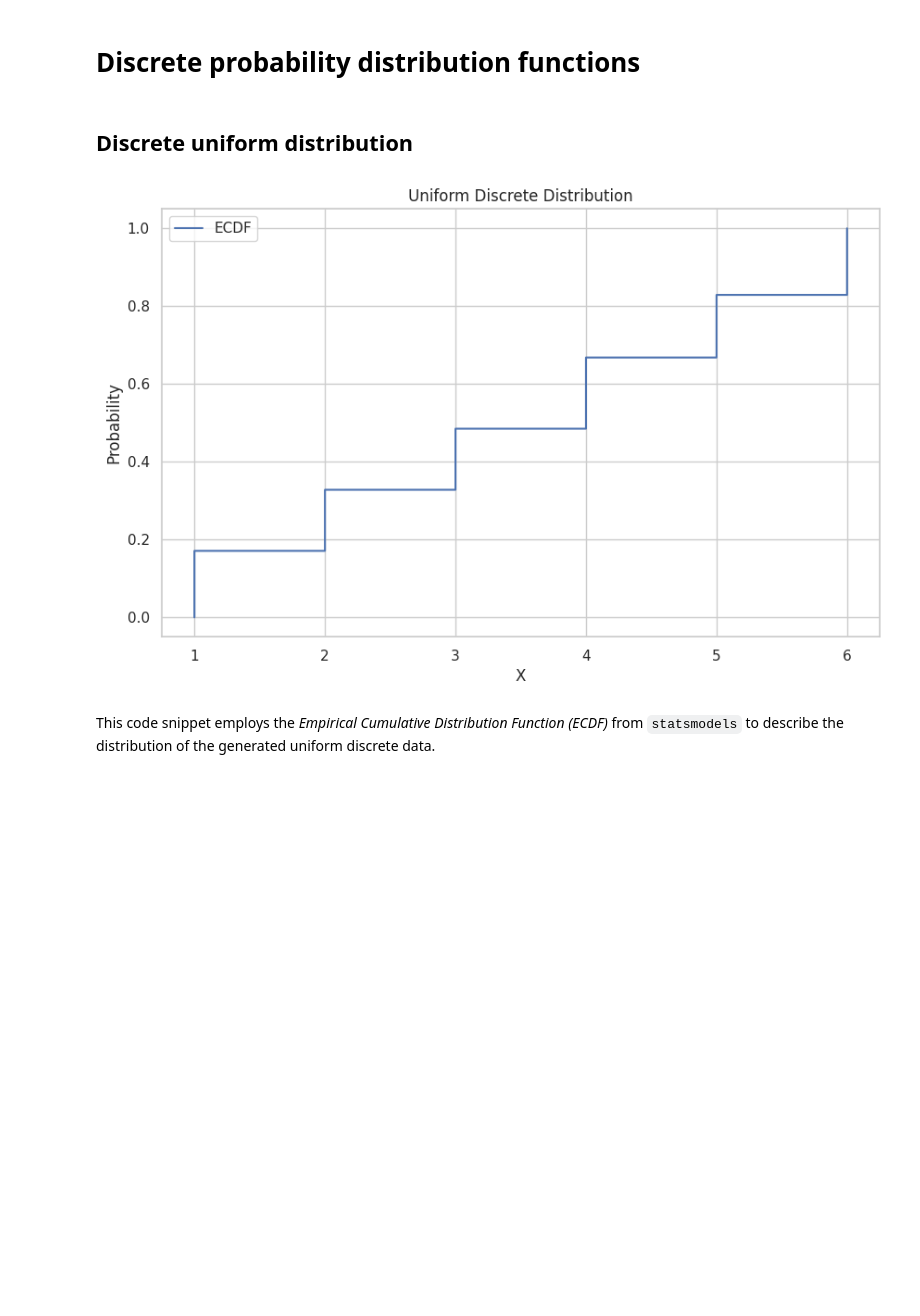
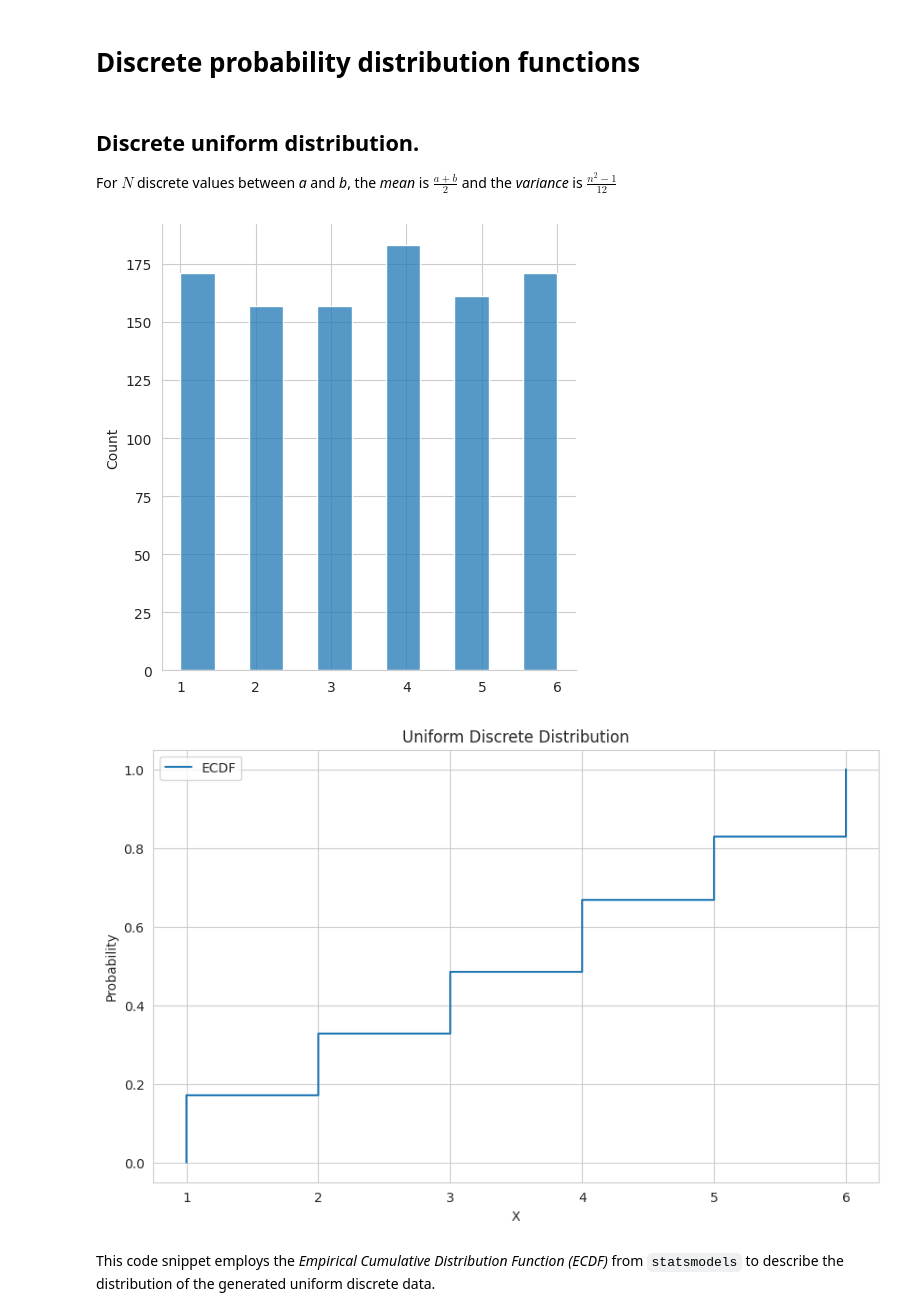
Before and after one commit to ua-datalab/Workshops, a Jupyter notebook: Statistical_Inference/Statistical_Inference.ipynb, the cells around one changed output. Saved outputs shown, nothing was run; the diff lists cells and outputs as text; code cells hidden in the pictures; blank space fills up the shorter version.

```diff
--- a/Statistical_Inference/Statistical_Inference.ipynb
+++ b/Statistical_Inference/Statistical_Inference.ipynb
@@ -132,28 +142,34 @@ plt.show()
 # %% [markdown]
 # Discrete probability distribution functions
-# %% [markdown]
-## Discrete uniform distribution
+# %% [markdown]
+## Discrete uniform distribution.
+
+For $N$ discrete  values between _a_ and _b_, the _mean_ is $\frac{a+b}{2}$ and the _variance_ is $\frac{n^2 -1}{12}$
 # %%
 import numpy as np
 import matplotlib.pyplot as plt
 import statsmodels.api as sm
 
 # Generate uniform discrete distributed data
 np.random.seed(0)
 data = np.random.randint(1, 7, size=1000)  # Simulating a fair 6-sided die
+
+# Plot the uniformly distributed random sample.
+_ = sns.displot(data)
 
 # Fit uniform discrete distribution using statsmodels
 ecdf = sm.distributions.ECDF(data)
 
 # Plotting
 plt.figure(figsize=(10, 6))
 plt.step(ecdf.x, ecdf.y, where='post', label='ECDF')
 plt.title('Uniform Discrete Distribution')
 plt.xlabel('X')
 plt.ylabel('Probability')
 plt.legend()
 plt.show()
 # %% [output]
-[figure, old version]
+[figure, new version]
+[figure, added]
 # %% [markdown]
 This code snippet employs the _Empirical Cumulative Distribution Function (ECDF)_ from `statsmodels` to describe the distribution of the generated uniform discrete data.
```
Also changed, not shown: parts of 13 cells of this notebook.
